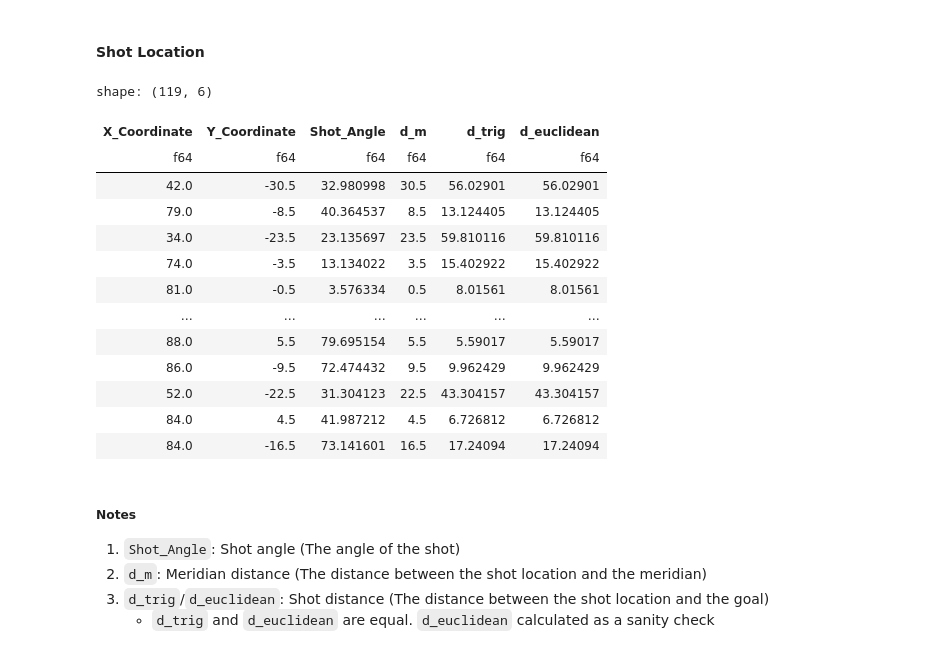
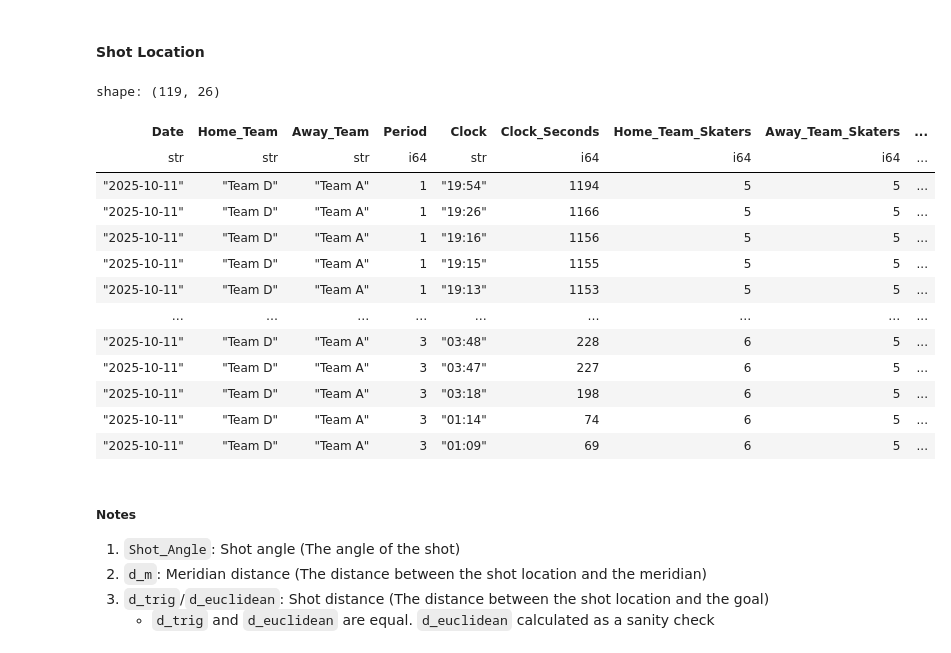
Before and after one commit to howardbaik/player-tracking-data, a Jupyter notebook: inspect-data.ipynb, the cells around one changed output. Drawn from its saved outputs; the diff is of its cells as text; code cells hidden in the pictures.

```diff
--- a/inspect-data.ipynb
+++ b/inspect-data.ipynb
@@ -288,48 +288,47 @@ plt.show()
 
         pl.when(pl.col("X_Coordinate") < 0)
         .then(-pl.col("Y_Coordinate"))
         .otherwise(pl.col("Y_Coordinate"))
         .alias("Y_Coordinate"),
     )
     # Shot angle (degrees) and meridian distance
     .with_columns(
         (
             pl.arctan2(pl.col("Y_Coordinate"), 89 - pl.col("X_Coordinate"))
             .abs()
             * (180 / math.pi)
         ).alias("Shot_Angle"),
         pl.col("Y_Coordinate").abs().alias("d_m"),
     )
     # Distance via trigonometry: d = d_m / sin(θ), fallback to (89 - x) when Y = 0
     .with_columns(
         pl.when(pl.col("d_m") == 0)
         .then(89 - pl.col("X_Coordinate"))
         .otherwise(
             pl.col("d_m") / (pl.col("Shot_Angle") * math.pi / 180).sin()
         )
         .alias("d_trig"),
         # Euclidean distance as sanity check
         ((89 - pl.col("X_Coordinate")).pow(2) + pl.col("Y_Coordinate").pow(2))
         .sqrt()
         .alias("d_euclidean"),
     )
-    .select("X_Coordinate", "Y_Coordinate", "Shot_Angle", "d_m", "d_trig", "d_euclidean")
 )
 # %% [output]
-shape: (119, 6)
+shape: (119, 26)
-| X_Coordinate | Y_Coordinate | Shot_Angle | d_m | d_trig | d_euclidean |
-| f64 | f64 | f64 | f64 | f64 | f64 |
-| 42.0 | -30.5 | 32.980998 | 30.5 | 56.02901 | 56.02901 |
-| 79.0 | -8.5 | 40.364537 | 8.5 | 13.124405 | 13.124405 |
-| 34.0 | -23.5 | 23.135697 | 23.5 | 59.810116 | 59.810116 |
-| 74.0 | -3.5 | 13.134022 | 3.5 | 15.402922 | 15.402922 |
-| 81.0 | -0.5 | 3.576334 | 0.5 | 8.01561 | 8.01561 |
-| … | … | … | … | … | … |
-| 88.0 | 5.5 | 79.695154 | 5.5 | 5.59017 | 5.59017 |
-| 86.0 | -9.5 | 72.474432 | 9.5 | 9.962429 | 9.962429 |
-| 52.0 | -22.5 | 31.304123 | 22.5 | 43.304157 | 43.304157 |
-| 84.0 | 4.5 | 41.987212 | 4.5 | 6.726812 | 6.726812 |
-| 84.0 | -16.5 | 73.141601 | 16.5 | 17.24094 | 17.24094 |
+| Date | Home_Team | Away_Team | Period | Clock | Clock_Seconds | Home_Team_Skaters | Away_Team_Skaters | ... |
+| str | str | str | i64 | str | i64 | i64 | i64 | ... |
+| "2025-10-11" | "Team D" | "Team A" | 1 | "19:54" | 1194 | 5 | 5 | ... |
+| "2025-10-11" | "Team D" | "Team A" | 1 | "19:26" | 1166 | 5 | 5 | ... |
+| "2025-10-11" | "Team D" | "Team A" | 1 | "19:16" | 1156 | 5 | 5 | ... |
+| "2025-10-11" | "Team D" | "Team A" | 1 | "19:15" | 1155 | 5 | 5 | ... |
+| "2025-10-11" | "Team D" | "Team A" | 1 | "19:13" | 1153 | 5 | 5 | ... |
+| … | … | … | … | … | … | … | … | ... |
+| "2025-10-11" | "Team D" | "Team A" | 3 | "03:48" | 228 | 6 | 5 | ... |
+| "2025-10-11" | "Team D" | "Team A" | 3 | "03:47" | 227 | 6 | 5 | ... |
+| "2025-10-11" | "Team D" | "Team A" | 3 | "03:18" | 198 | 6 | 5 | ... |
+| "2025-10-11" | "Team D" | "Team A" | 3 | "01:14" | 74 | 6 | 5 | ... |
+| "2025-10-11" | "Team D" | "Team A" | 3 | "01:09" | 69 | 6 | 5 | ... |
 # %% [markdown]
 ##### Notes
 1. `Shot_Angle`: Shot angle (The angle of the shot)
```
Also changed, not shown: parts of 4 cells of this notebook.
